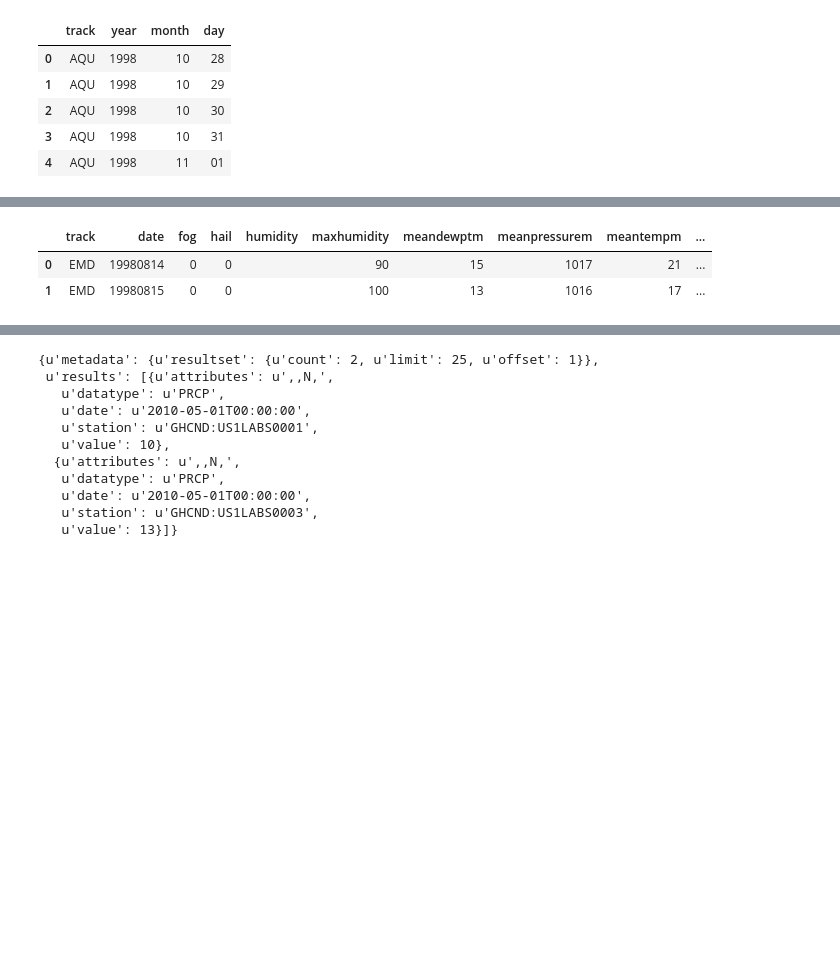
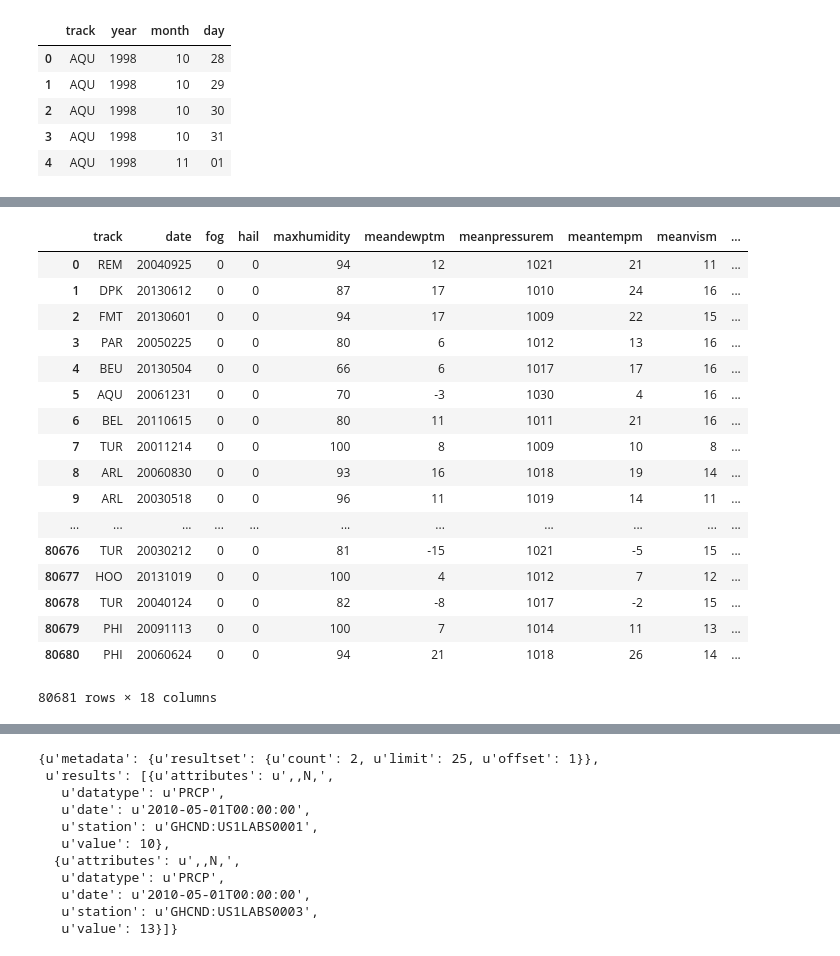
Before and after one commit to gebailey23/prettyponies, a Jupyter notebook: Weather_Scrape.ipynb, the cells around one changed output, grey strips where cells are left out. Drawn from its saved outputs; the diff is of its cells as text; code cells hidden in the pictures; blank space fills up the shorter version.

```diff
--- a/Weather_Scrape.ipynb
+++ b/Weather_Scrape.ipynb
@@ -105,7 +105,7 @@ output_dict(examp['history']['dailysummary'][0])
  u'snowfallm': u'0.00',
  u'thunder': u'0'}
 # %%
-datesdf = resudf=pd.read_csv("tempdata/usadays.csv")
+datesdf = pd.read_csv("tempdata/usadays.csv")
 datesdf.drop('track.1',axis=1, inplace=True)
 datesdf.head()
 # %% [output]
@@ -149,9 +149,13 @@ zips_dict1 = dict(zip(locs, zips1))
 # %%
 %%time
 weather_dict = {}
+except_list = []
 for key in dates_dict.keys():
     for fdate in dates_dict[key]:
         wunderground_url = 'http://api.wunderground.com/api/4a26cfc369eb7841/history_{}/q/{}.json'.format(fdate, zips_dict1[key])
-        temp = json.loads(requests.get(wunderground_url).text)['history']['dailysummary'][0]
-        weather_dict[(key, fdate)] = output_dict(temp)
+        try:
+            temp = json.loads(requests.get(wunderground_url).text)['history']['dailysummary'][0]
+            weather_dict[(key, fdate)] = output_dict(temp)
+        except:
+            except_list.append(zip(key,fdate))
 # %% [output]
@@ -160,14 +164,29 @@ Wall time: 13 s
 # %%
 bigdf = []
-for tup in weather_json.keys():
+for tup in weather_dict.keys():
     stuff = [tup[0],tup[1]]
-    for key in sorted(weather_json[tup].keys()):
-        stuff.append(weather_json[tup][key])
+    for key in sorted(weather_dict[tup].keys()):
+        stuff.append(weather_dict[tup][key])
     bigdf.append(stuff)
-weatherdf = pd.DataFrame(bigdf, columns = ['track', 'date'] + sorted(weather_json[weather_json.keys()[0]].keys()))
-weatherdf.head()
+weather_df = pd.DataFrame(bigdf, columns = ['track', 'date'] + sorted(weather_dict[weather_dict.keys()[0]].keys()))
+weather_df
 # %% [output]
-|  | track | date | fog | hail | humidity | maxhumidity | meandewptm | meanpressurem | meantempm | ... |
-| 0 | EMD | 19980814 | 0 | 0 |  | 90 | 15 | 1017 | 21 | ... |
-| 1 | EMD | 19980815 | 0 | 0 |  | 100 | 13 | 1016 | 17 | ... |
+|  | track | date | fog | hail | maxhumidity | meandewptm | meanpressurem | meantempm | meanvism | ... |
+| 0 | REM | 20040925 | 0 | 0 | 94 | 12 | 1021 | 21 | 11 | ... |
+| 1 | DPK | 20130612 | 0 | 0 | 87 | 17 | 1010 | 24 | 16 | ... |
+| 2 | FMT | 20130601 | 0 | 0 | 94 | 17 | 1009 | 22 | 15 | ... |
+| 3 | PAR | 20050225 | 0 | 0 | 80 | 6 | 1012 | 13 | 16 | ... |
+| 4 | BEU | 20130504 | 0 | 0 | 66 | 6 | 1017 | 17 | 16 | ... |
+| 5 | AQU | 20061231 | 0 | 0 | 70 | -3 | 1030 | 4 | 16 | ... |
+| 6 | BEL | 20110615 | 0 | 0 | 80 | 11 | 1011 | 21 | 16 | ... |
+| 7 | TUR | 20011214 | 0 | 0 | 100 | 8 | 1009 | 10 | 8 | ... |
+| 8 | ARL | 20060830 | 0 | 0 | 93 | 16 | 1018 | 19 | 14 | ... |
+| 9 | ARL | 20030518 | 0 | 0 | 96 | 11 | 1019 | 14 | 11 | ... |
+| ... | ... | ... | ... | ... | ... | ... | ... | ... | ... | ... |
+| 80676 | TUR | 20030212 | 0 | 0 | 81 | -15 | 1021 | -5 | 15 | ... |
+| 80677 | HOO | 20131019 | 0 | 0 | 100 | 4 | 1012 | 7 | 12 | ... |
+| 80678 | TUR | 20040124 | 0 | 0 | 82 | -8 | 1017 | -2 | 15 | ... |
+| 80679 | PHI | 20091113 | 0 | 0 | 100 | 7 | 1014 | 11 | 13 | ... |
+| 80680 | PHI | 20060624 | 0 | 0 | 94 | 21 | 1018 | 26 | 14 | ... |
+80681 rows × 18 columns
 # %%
```
Also changed, not shown: parts of 14 cells of this notebook, 2 other files.
